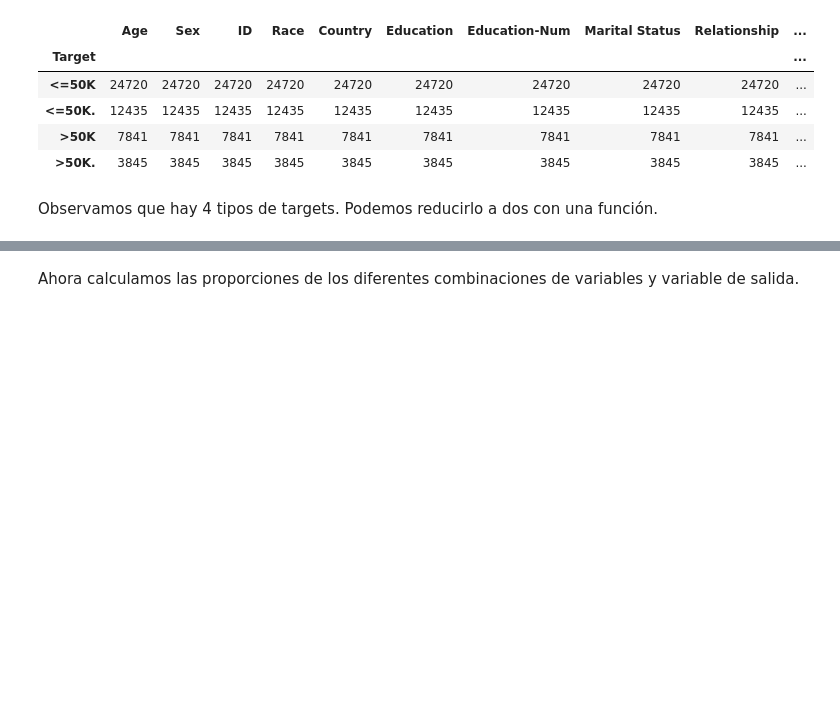
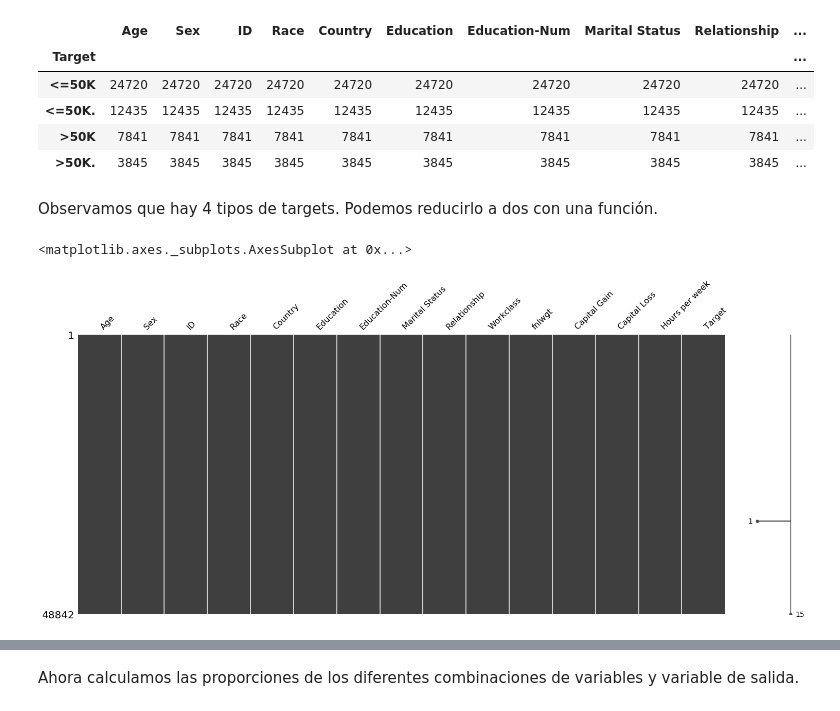
Before and after one commit to santy-gegenschatz/Entregables-Coder-Data-Science, a Jupyter notebook: Entregable 6/entregable6.ipynb, the cells around one changed output, grey strips where cells are left out. Cells and saved outputs as stored; diff of their text form; code cells hidden in the pictures; blank space fills up the shorter version.

```diff
--- a/Entregable 6/entregable6.ipynb
+++ b/Entregable 6/entregable6.ipynb
@@ -80,3 +83,8 @@ df3.groupby(['Target']).count()
 | >50K. | 3845 | 3845 | 3845 | 3845 | 3845 | 3845 | 3845 | 3845 | 3845 | ... |
 # %% [markdown]
 Observamos que hay 4 tipos de targets. Podemos reducirlo a dos con una función.
+# %%
+msno.matrix(df3)
+# %% [output]
+<matplotlib.axes._subplots.AxesSubplot at 0x...>
+[figure, added]
```
Also changed, not shown: parts of 5 cells of this notebook, 1 other file.
